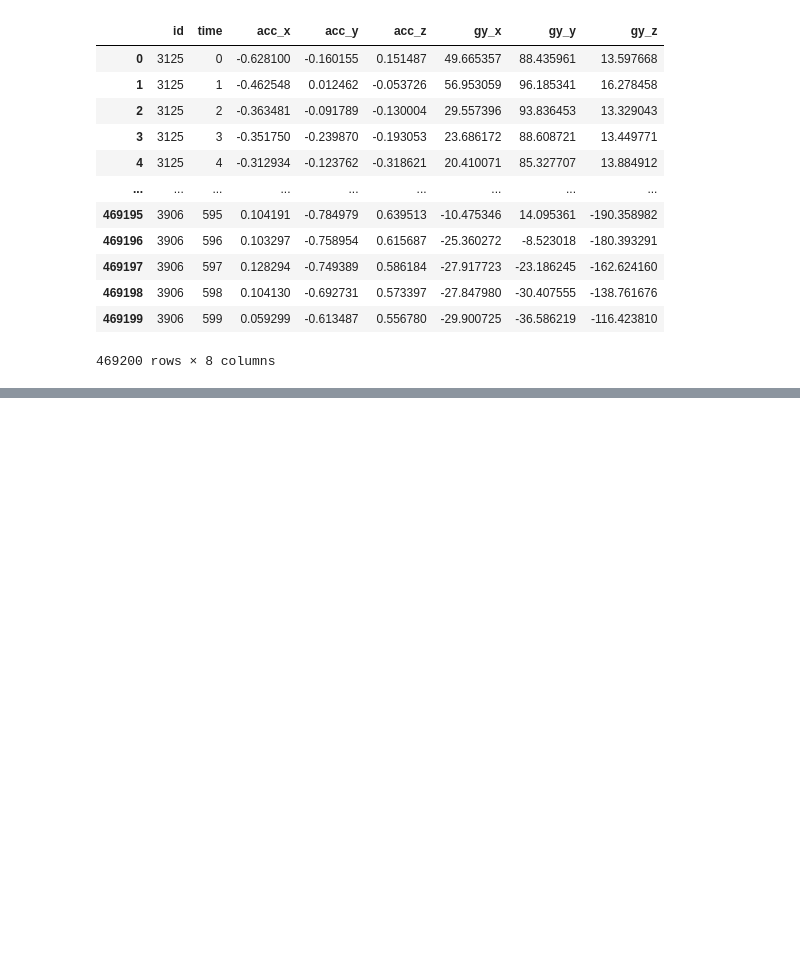
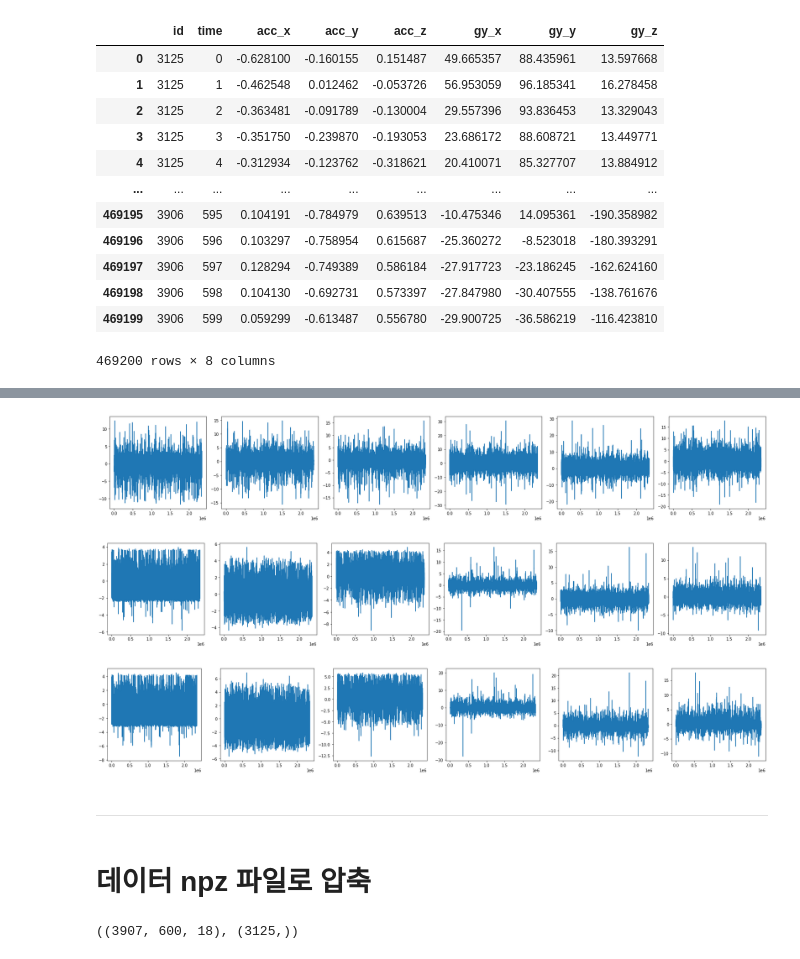
Before and after one commit to Kitsunetic/motion-classification-dacon, a Jupyter notebook: EDA.ipynb, the cells around one changed output, grey strips where cells are left out. Cells and saved outputs as stored; diff of their text form; code cells hidden in the pictures; blank space fills up the shorter version.

```diff
--- a/EDA.ipynb
+++ b/EDA.ipynb
@@ -74,0 +278,37 @@ for i, name in enumerate(train_y.label_desc.unique(), 1):
+# %%
+for i in range(18):
+    xmean, xstd = X[..., i].mean(), X[..., i].std()
+    X[..., i] = (X[..., i] - xmean) / xstd
+# %%
+plt.figure(figsize=(24, 4))
+for i in range(6):
+    plt.subplot(1, 6, i + 1)
+    plt.plot(X[..., i].flatten())
+plt.tight_layout()
+plt.show()
+
+plt.figure(figsize=(24, 4))
+for i in range(6):
+    plt.subplot(1, 6, i + 1)
+    plt.plot(X[..., 6 + i].flatten())
+plt.tight_layout()
+plt.show()
+
+plt.figure(figsize=(24, 4))
+for i in range(6):
+    plt.subplot(1, 6, i + 1)
+    plt.plot(X[..., 12 + i].flatten())
+plt.tight_layout()
+plt.show()
+# %% [output]
+[figure, added]
+[figure, added]
+[figure, added]
+# %% [markdown]
+---
+# %% [markdown]
+# 데이터 npz 파일로 압축
+# %%
+X.shape, Y.shape
+# %% [output]
+((3907, 600, 18), (3125,))
```
Also changed, not shown: parts of 41 cells of this notebook.
